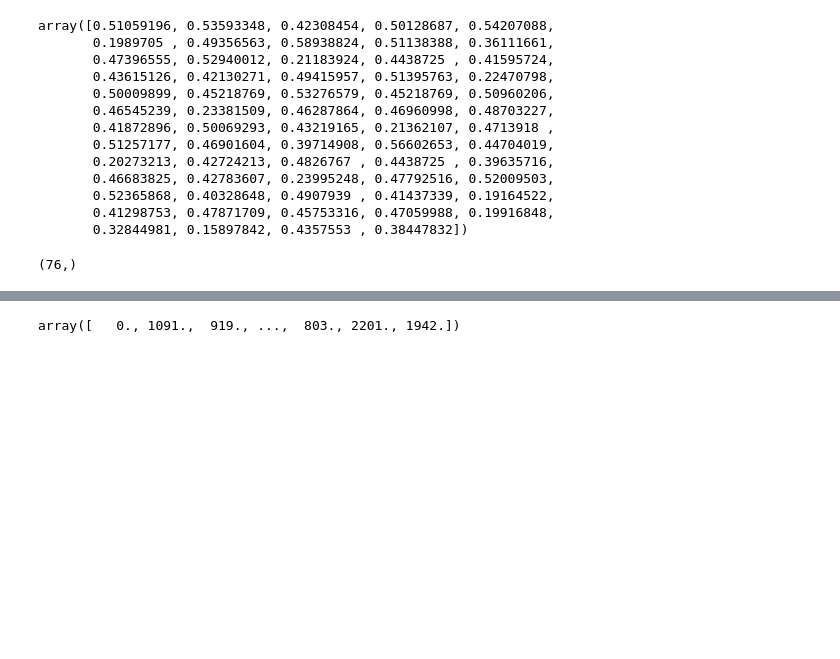
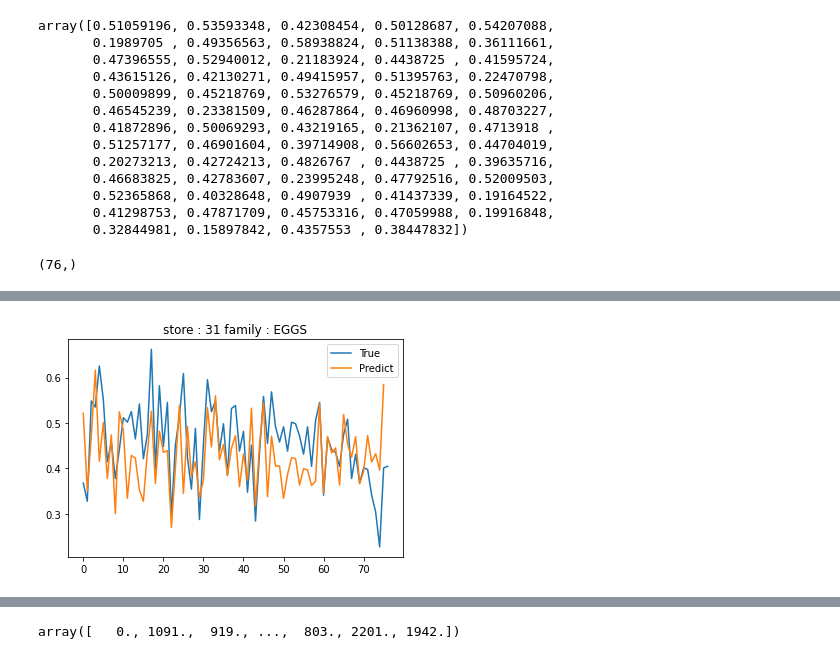
Before and after one commit to ferrry-ghsb/bigdata_6team, a Jupyter notebook: rnn.ipynb, the cells around one changed output, grey strips where cells are left out. Cells and saved outputs as stored; diff of their text form; code cells hidden in the pictures; blank space fills up the shorter version.

```diff
--- a/rnn.ipynb
+++ b/rnn.ipynb
@@ -283,0 +299,4 @@ plot_predict(16)
+# %%
+plot_predict(1000)
+# %% [output]
+[figure, added]
```
Also changed, not shown: parts of 19 cells of this notebook.
